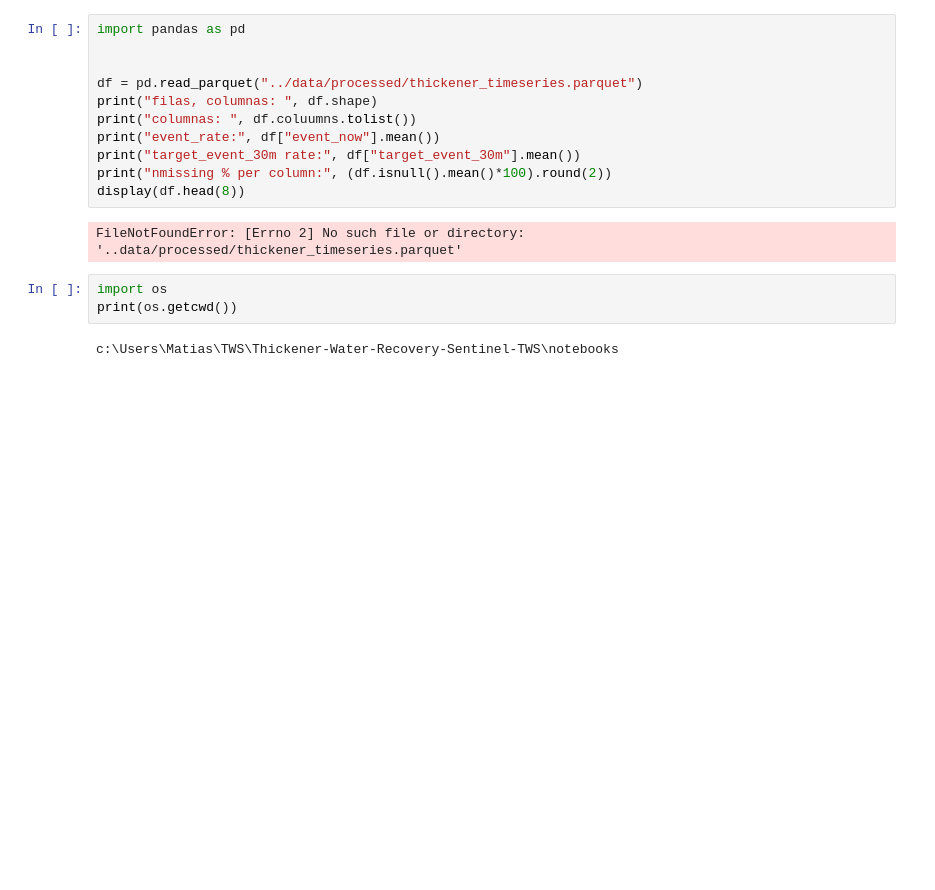
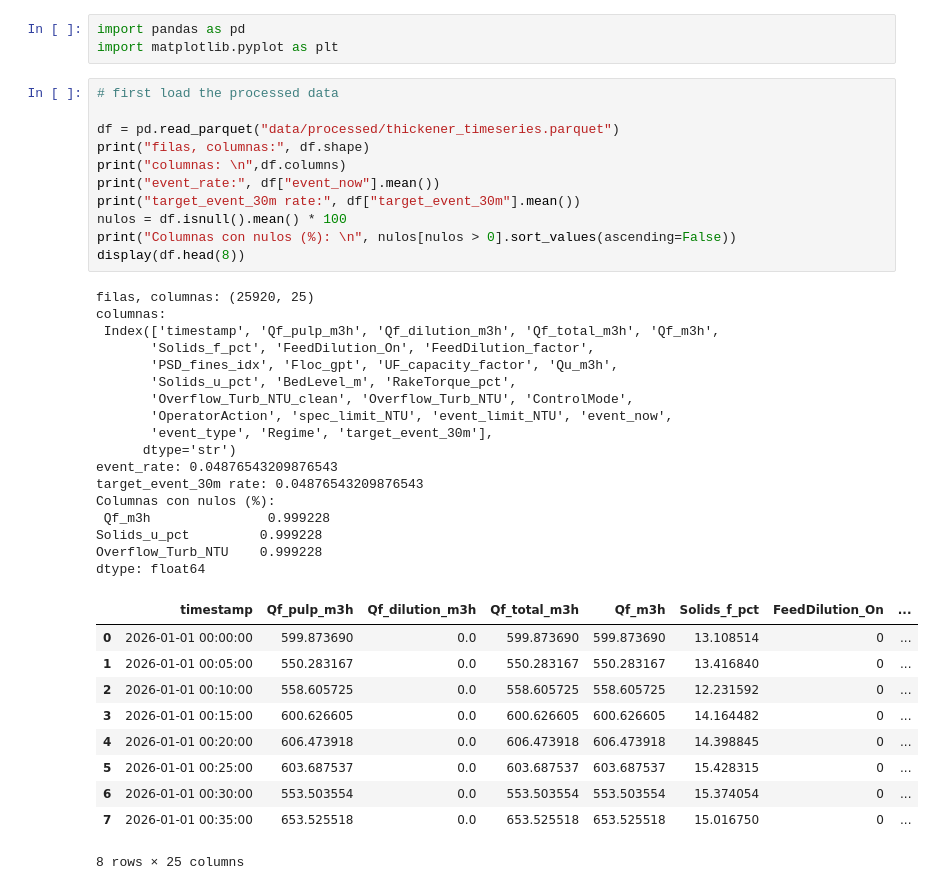
Before and after one commit to MatiasValenzuelaMunoz/Thickener-Water-Recovery-Sentinel-TWS, a Jupyter notebook: notebooks/01_quick_checks.ipynb, the cells around one changed output. Saved outputs shown, nothing was run; the diff lists cells and outputs as text; blank space fills up the shorter version.

```diff
--- a/notebooks/01_quick_checks.ipynb
+++ b/notebooks/01_quick_checks.ipynb
@@ -1,18 +1,42 @@
 # %%
 import pandas as pd
-
-
-df = pd.read_parquet("../data/processed/thickener_timeseries.parquet")
-print("filas, columnas: ", df.shape)
-print("columnas: ", df.coluumns.tolist())
-print("event_rate:", df["event_now"].mean())
-print("target_event_30m rate:", df["target_event_30m"].mean())
-print("nmissing % per column:", (df.isnull().mean()*100).round(2))
-display(df.head(8))
+import matplotlib.pyplot as plt
-# %% [output]
-FileNotFoundError: [Errno 2] No such file or directory: '..data/processed/thickener_timeseries.parquet'
 # %%
-import os
-print(os.getcwd())
+# first load the processed data
+
+df = pd.read_parquet("data/processed/thickener_timeseries.parquet")
+print("filas, columnas:", df.shape)
+print("columnas: \n",df.columns)
+print("event_rate:", df["event_now"].mean())
+print("target_event_30m rate:", df["target_event_30m"].mean())
+nulos = df.isnull().mean() * 100
+print("Columnas con nulos (%): \n", nulos[nulos > 0].sort_values(ascending=False))
+display(df.head(8))
 # %% [output]
-c:\Users\Matias\TWS\Thickener-Water-Recovery-Sentinel-TWS\notebooks
+filas, columnas: (25920, 25)
+columnas:
+ Index(['timestamp', 'Qf_pulp_m3h', 'Qf_dilution_m3h', 'Qf_total_m3h', 'Qf_m3h',
+       'Solids_f_pct', 'FeedDilution_On', 'FeedDilution_factor',
+       'PSD_fines_idx', 'Floc_gpt', 'UF_capacity_factor', 'Qu_m3h',
+       'Solids_u_pct', 'BedLevel_m', 'RakeTorque_pct',
+       'Overflow_Turb_NTU_clean', 'Overflow_Turb_NTU', 'ControlMode',
+       'OperatorAction', 'spec_limit_NTU', 'event_limit_NTU', 'event_now',
+       'event_type', 'Regime', 'target_event_30m'],
+      dtype='str')
+event_rate: 0.04876543209876543
+target_event_30m rate: 0.04876543209876543
+Columnas con nulos (%):
+ Qf_m3h               0.999228
+Solids_u_pct         0.999228
+Overflow_Turb_NTU    0.999228
+dtype: float64
+|  | timestamp | Qf_pulp_m3h | Qf_dilution_m3h | Qf_total_m3h | Qf_m3h | Solids_f_pct | FeedDilution_On | ... |
+| 0 | 2026-01-01 00:00:00 | 599.873690 | 0.0 | 599.873690 | 599.873690 | 13.108514 | 0 | ... |
+| 1 | 2026-01-01 00:05:00 | 550.283167 | 0.0 | 550.283167 | 550.283167 | 13.416840 | 0 | ... |
+| 2 | 2026-01-01 00:10:00 | 558.605725 | 0.0 | 558.605725 | 558.605725 | 12.231592 | 0 | ... |
+| 3 | 2026-01-01 00:15:00 | 600.626605 | 0.0 | 600.626605 | 600.626605 | 14.164482 | 0 | ... |
+| 4 | 2026-01-01 00:20:00 | 606.473918 | 0.0 | 606.473918 | 606.473918 | 14.398845 | 0 | ... |
+| 5 | 2026-01-01 00:25:00 | 603.687537 | 0.0 | 603.687537 | 603.687537 | 15.428315 | 0 | ... |
+| 6 | 2026-01-01 00:30:00 | 553.503554 | 0.0 | 553.503554 | 553.503554 | 15.374054 | 0 | ... |
+| 7 | 2026-01-01 00:35:00 | 653.525518 | 0.0 | 653.525518 | 653.525518 | 15.016750 | 0 | ... |
+8 rows × 25 columns
```
Also changed, not shown: parts of 1 cell of this notebook, 1 other file.
